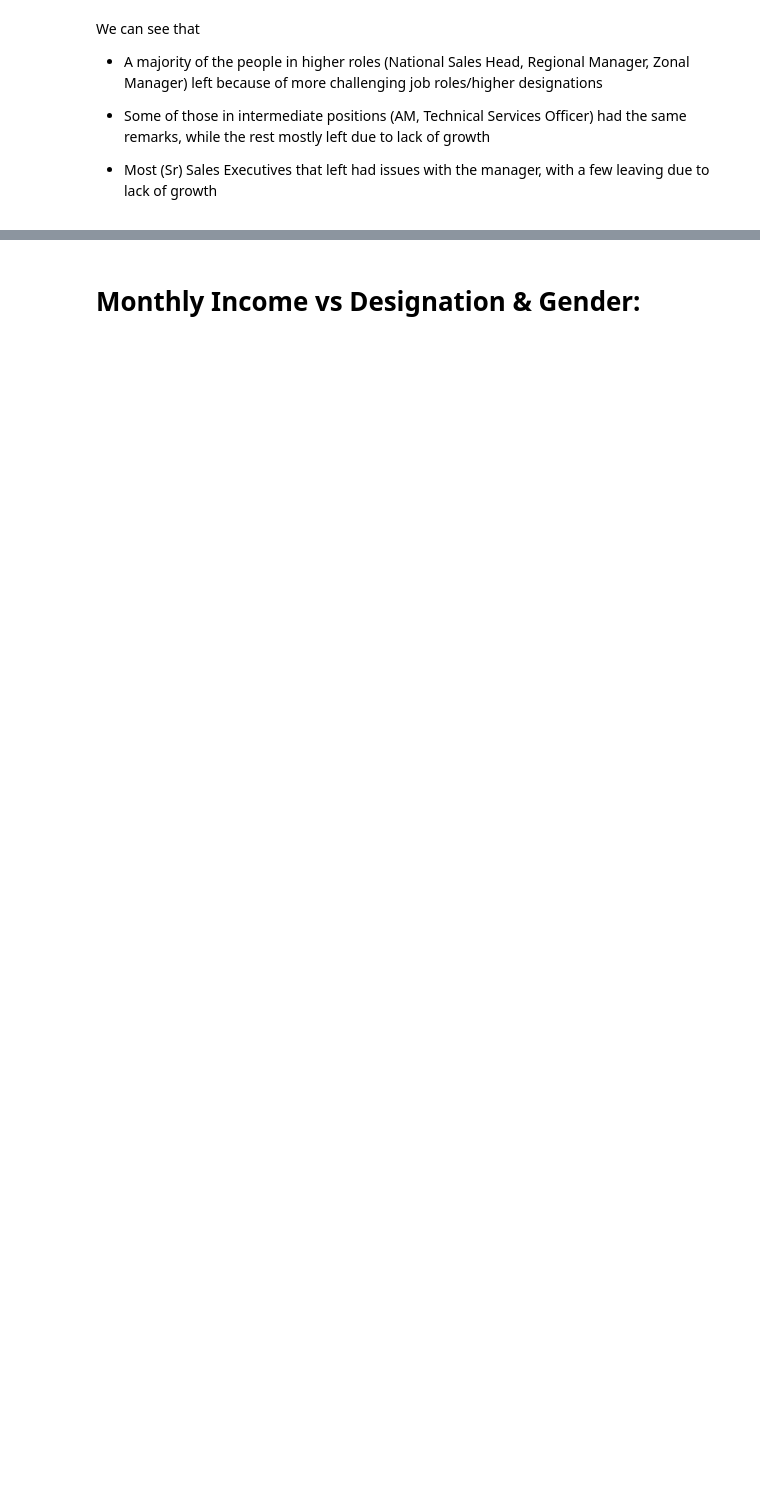
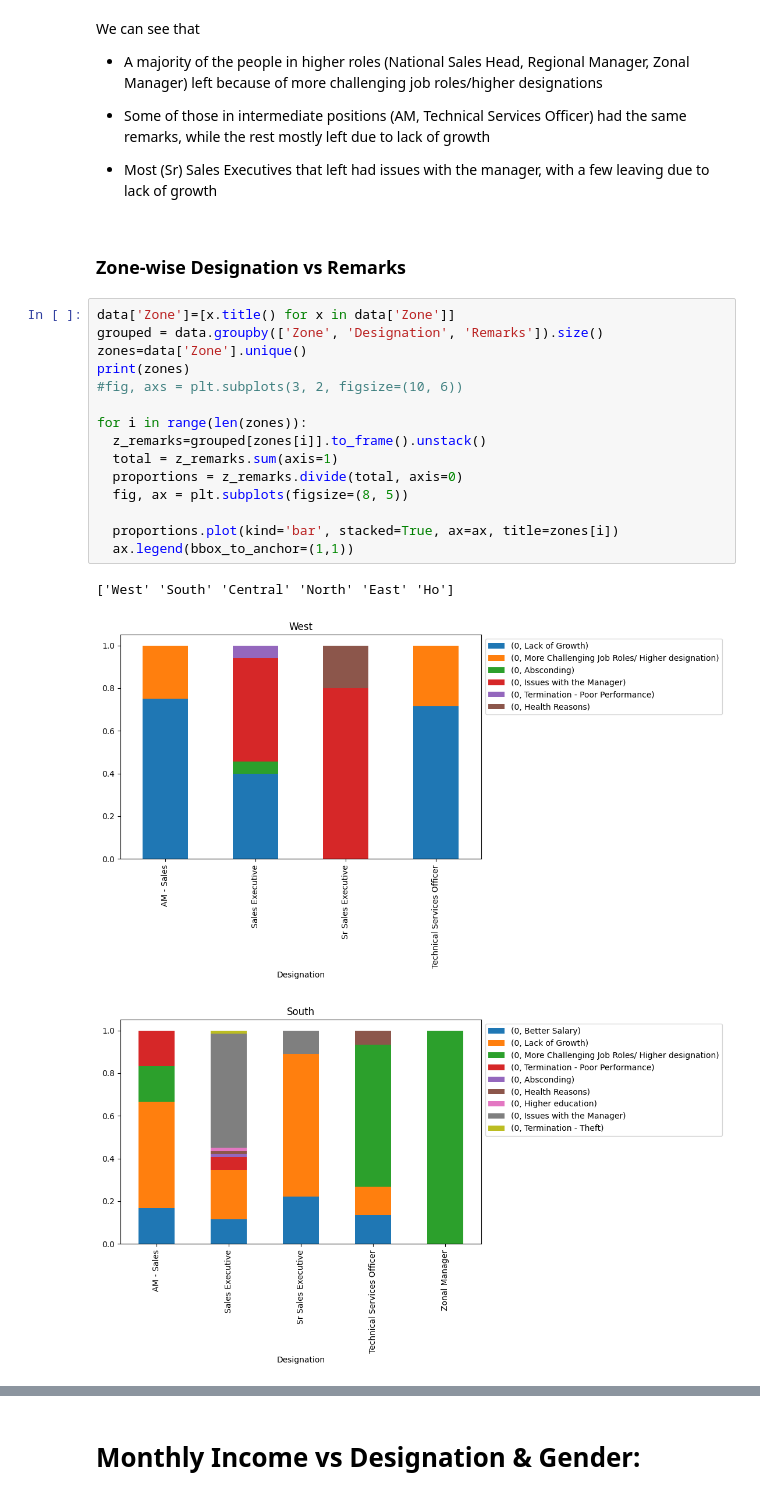
Before and after one commit to jellyfish2004/DC-Task-2, a Jupyter notebook: Data_Visualization_Challenge.ipynb, the cells around one changed output, grey strips where cells are left out. Drawn from its saved outputs; the diff is of its cells as text; blank space fills up the shorter version.

```diff
--- a/Data_Visualization_Challenge.ipynb
+++ b/Data_Visualization_Challenge.ipynb
@@ -26,3 +43,24 @@ We can see that
 
 
 *   Most (Sr) Sales Executives that left had issues with the manager, with a few leaving due to lack of growth
+# %% [markdown]
+### Zone-wise Designation vs Remarks
+# %%
+data['Zone']=[x.title() for x in data['Zone']]
+grouped = data.groupby(['Zone', 'Designation', 'Remarks']).size()
+zones=data['Zone'].unique()
+print(zones)
+#fig, axs = plt.subplots(3, 2, figsize=(10, 6))
+
+for i in range(len(zones)):
+  z_remarks=grouped[zones[i]].to_frame().unstack()
+  total = z_remarks.sum(axis=1)
+  proportions = z_remarks.divide(total, axis=0)
+  fig, ax = plt.subplots(figsize=(8, 5))
+
+  proportions.plot(kind='bar', stacked=True, ax=ax, title=zones[i])
+  ax.legend(bbox_to_anchor=(1,1))
+# %% [output]
+['West' 'South' 'Central' 'North' 'East' 'Ho']
+[figure, added]
+[figure, added]
```
Also changed, not shown: parts of 17 cells of this notebook.
